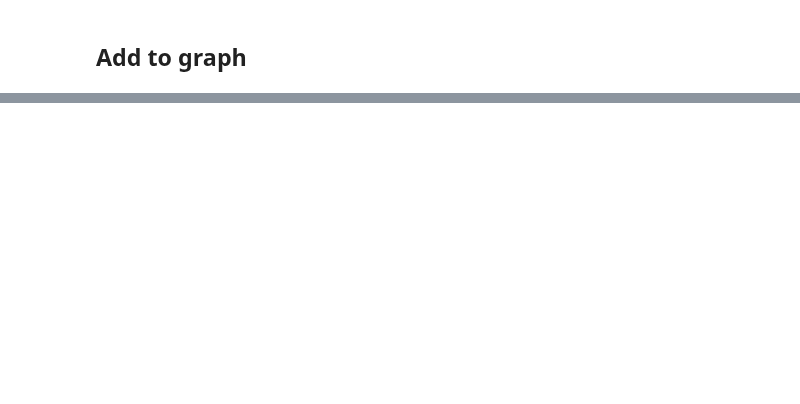
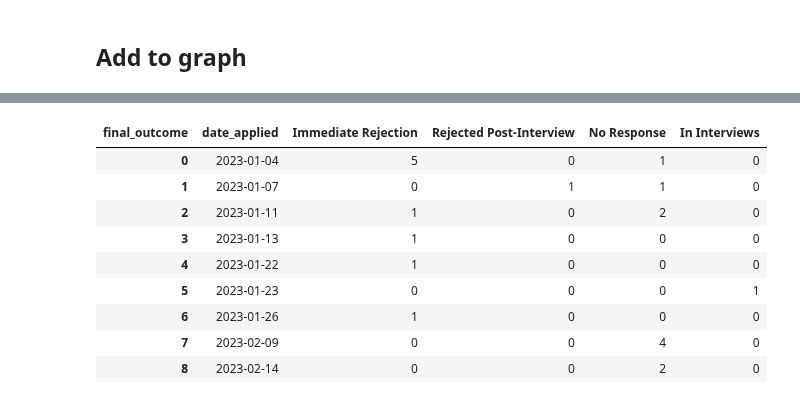
Before and after one commit to emilycardwell/my-jobs, a Jupyter notebook: jupyter_notebooks/prep_coding_editing.ipynb, the cells around one changed output, grey strips where cells are left out. Saved outputs shown, nothing was run; the diff lists cells and outputs as text; code cells hidden in the pictures; blank space fills up the shorter version.

```diff
--- a/jupyter_notebooks/prep_coding_editing.ipynb
+++ b/jupyter_notebooks/prep_coding_editing.ipynb
@@ -128,0 +131,13 @@ hack_df
+# %%
+get_responses()
+# %% [output]
+| final_outcome | date_applied | Immediate Rejection | Rejected Post-Interview | No Response | In Interviews |
+| 0 | 2023-01-04 | 5 | 0 | 1 | 0 |
+| 1 | 2023-01-07 | 0 | 1 | 1 | 0 |
+| 2 | 2023-01-11 | 1 | 0 | 2 | 0 |
+| 3 | 2023-01-13 | 1 | 0 | 0 | 0 |
+| 4 | 2023-01-22 | 1 | 0 | 0 | 0 |
+| 5 | 2023-01-23 | 0 | 0 | 0 | 1 |
+| 6 | 2023-01-26 | 1 | 0 | 0 | 0 |
+| 7 | 2023-02-09 | 0 | 0 | 4 | 0 |
+| 8 | 2023-02-14 | 0 | 0 | 2 | 0 |
```
Also changed, not shown: parts of 8 cells of this notebook, 4 other files.
